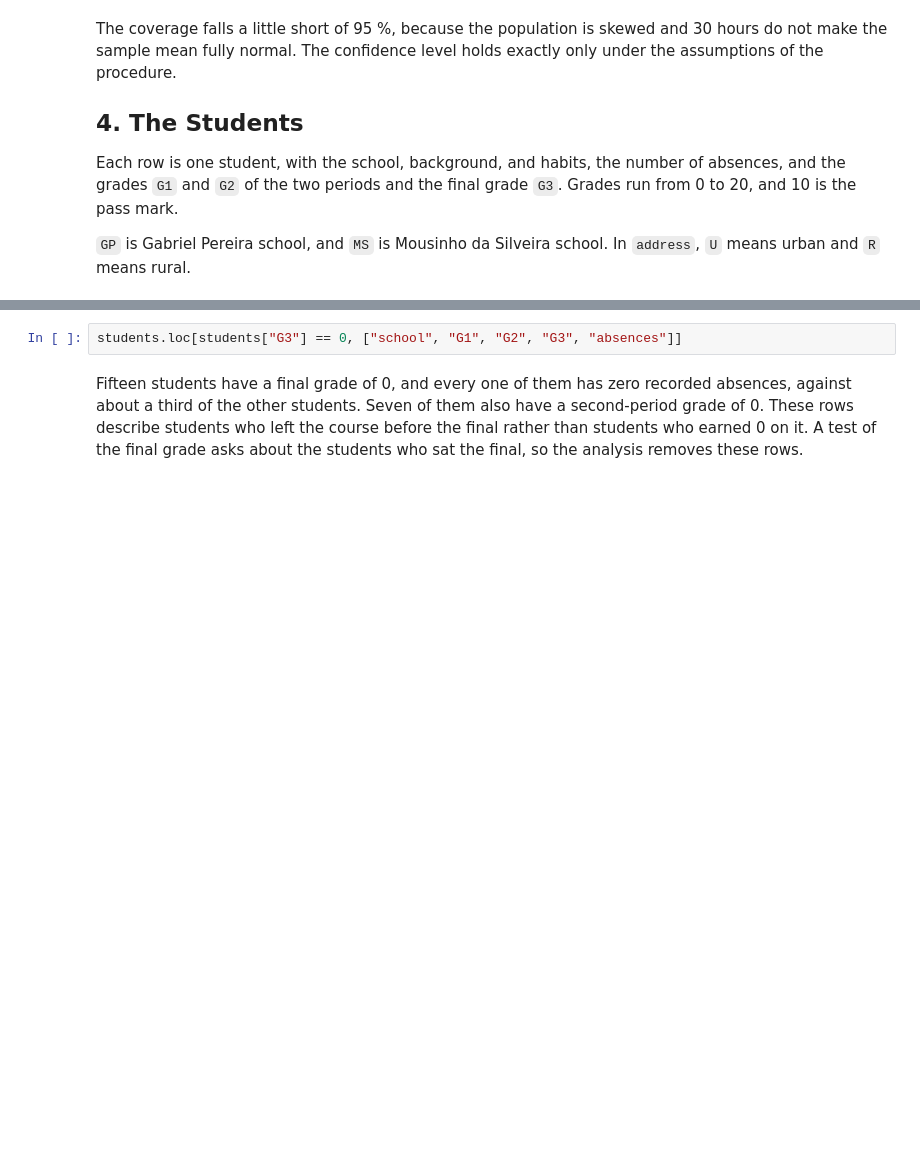
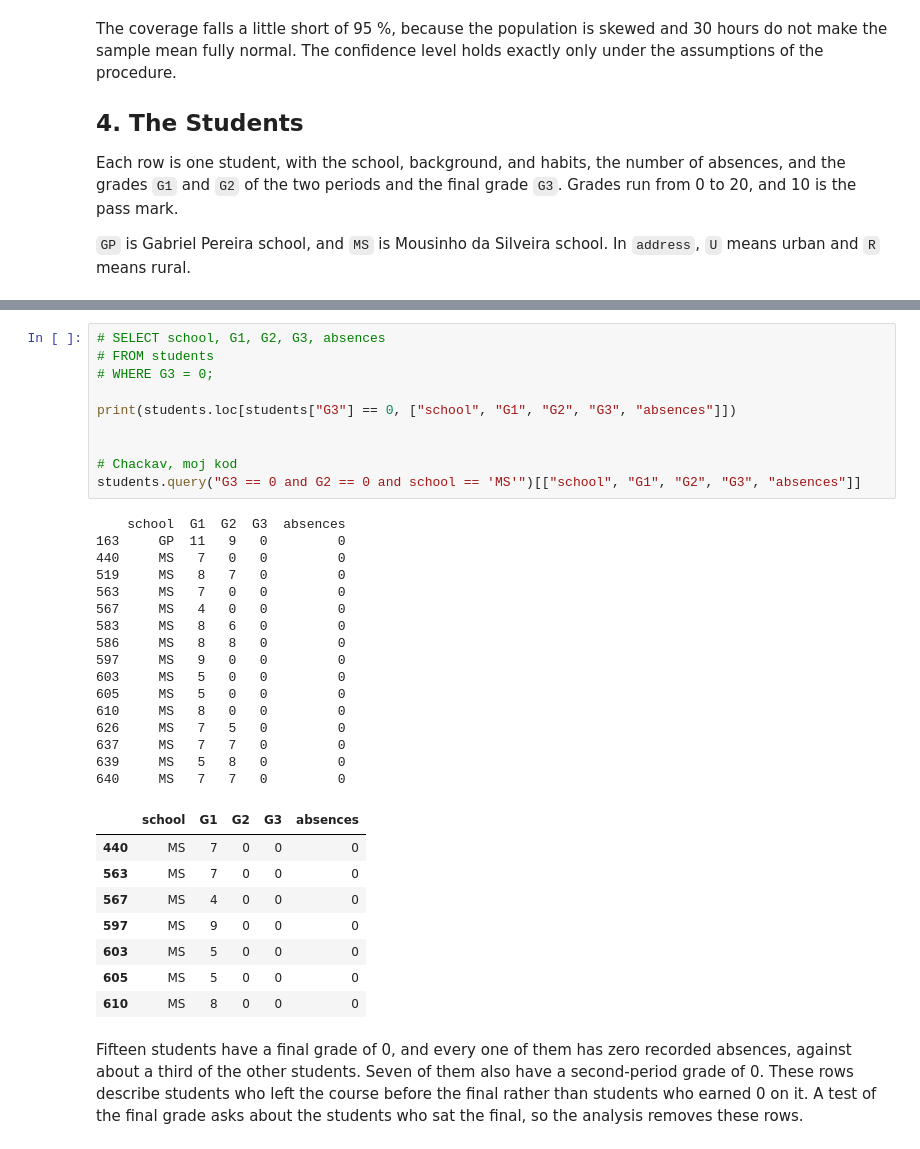
Before and after one commit to TaseZmaj/My-Learning-Data-Science, a Jupyter notebook: my-aud-exercises/auditory/02-statistical-inference/notebook.ipynb, the cells around one changed output, grey strips where cells are left out. Drawn from its saved outputs; the diff is of its cells as text; blank space fills up the shorter version.

```diff
--- a/my-aud-exercises/auditory/02-statistical-inference/notebook.ipynb
+++ b/my-aud-exercises/auditory/02-statistical-inference/notebook.ipynb
@@ -144,5 +248,38 @@ students.shape, students[columns].head()
 # %%
-students.loc[students["G3"] == 0, ["school", "G1", "G2", "G3", "absences"]]
+# SELECT school, G1, G2, G3, absences
+# FROM students
+# WHERE G3 = 0;
+
+print(students.loc[students["G3"] == 0, ["school", "G1", "G2", "G3", "absences"]])
+
+
+# Chackav, moj kod
+students.query("G3 == 0 and G2 == 0 and school == 'MS'")[["school", "G1", "G2", "G3", "absences"]]
+# %% [output]
+    school  G1  G2  G3  absences
+163     GP  11   9   0         0
+440     MS   7   0   0         0
+519     MS   8   7   0         0
+563     MS   7   0   0         0
+567     MS   4   0   0         0
+583     MS   8   6   0         0
+586     MS   8   8   0         0
+597     MS   9   0   0         0
+603     MS   5   0   0         0
+605     MS   5   0   0         0
+610     MS   8   0   0         0
+626     MS   7   5   0         0
+637     MS   7   7   0         0
+639     MS   5   8   0         0
+640     MS   7   7   0         0
+|  | school | G1 | G2 | G3 | absences |
+| 440 | MS | 7 | 0 | 0 | 0 |
+| 563 | MS | 7 | 0 | 0 | 0 |
+| 567 | MS | 4 | 0 | 0 | 0 |
+| 597 | MS | 9 | 0 | 0 | 0 |
+| 603 | MS | 5 | 0 | 0 | 0 |
+| 605 | MS | 5 | 0 | 0 | 0 |
+| 610 | MS | 8 | 0 | 0 | 0 |
 # %% [markdown]
 Fifteen students have a final grade of 0, and every one of them has zero recorded absences, against about a third of the other students. Seven of them also have a second-period grade of 0. These rows describe students who left the course before the final rather than students who earned 0 on it. A test of the final grade asks about the students who sat the final, so the analysis removes these rows.
 # %%
```
Also changed, not shown: parts of 27 cells of this notebook, 50 other files.
